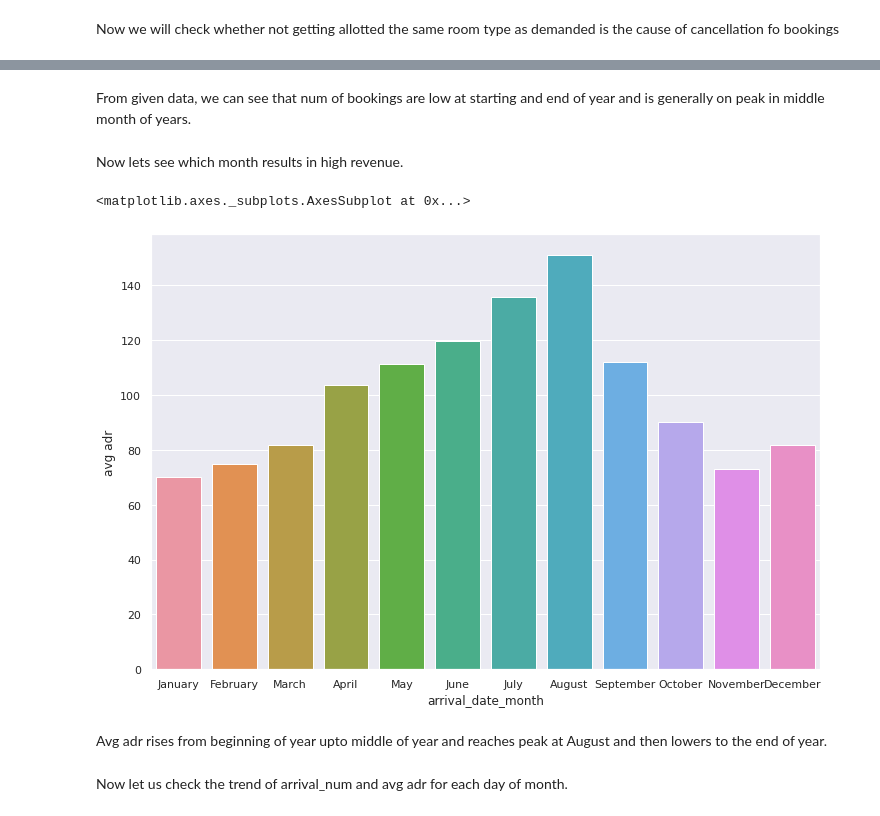
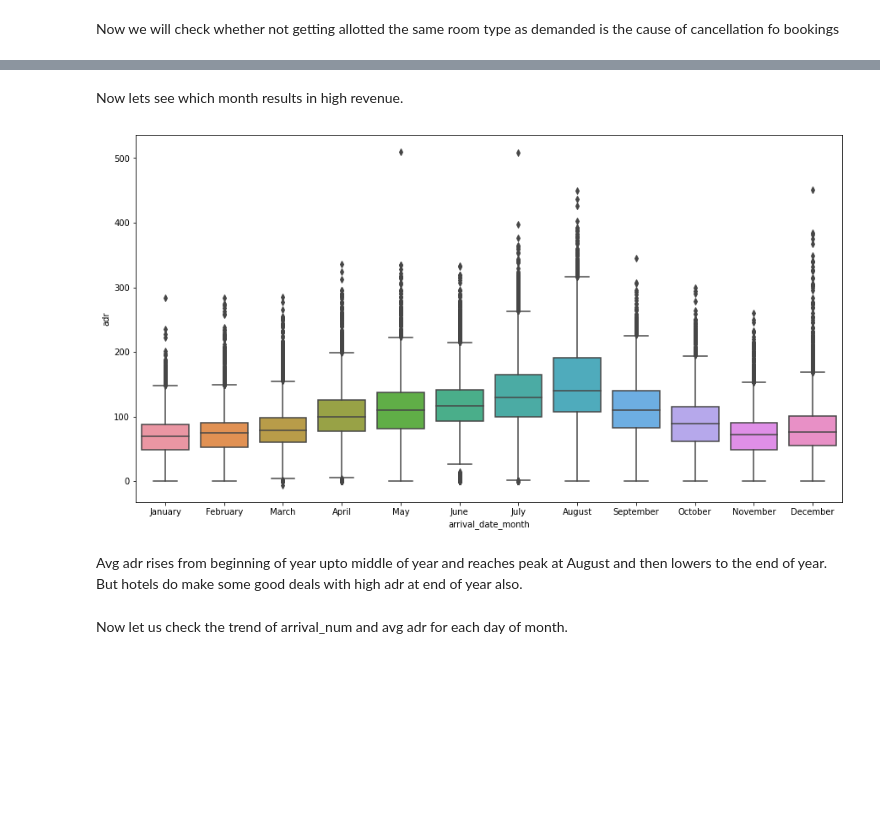
Before and after one commit to Neerajdataguy/EDA-Hotel-Booking, a Jupyter notebook: EDA(Group)_Hotel_Booking_Analysis_Capstone_Project.ipynb, the cells around one changed output, grey strips where cells are left out. Saved outputs shown, nothing was run; the diff lists cells and outputs as text; code cells hidden in the pictures; blank space fills up the shorter version.

```diff
--- a/EDA(Group)_Hotel_Booking_Analysis_Capstone_Project.ipynb
+++ b/EDA(Group)_Hotel_Booking_Analysis_Capstone_Project.ipynb
@@ -230,0 +232,2 @@ sns.heatmap(corrmat,annot = True,fmt='.2f', annot_kws={'size': 10},  vmax=.8, sq
+# %%
+df1.drop(df1[df1['adr'] > 5000].index, inplace = True)
@@ -516,18 +502,15 @@ plt.legend(bbox_to_anchor=(1.04,0.5), loc="center left", borderaxespad=0)
-# %% [markdown]
-From given data, we can see that num of bookings are low at starting and end of year and is generally on peak in middle month of years.
 # %% [markdown]
 Now lets see which month results in high revenue.
 # %%
-grp_by_month = df1.groupby('arrival_date_month')
-d7 = pd.DataFrame(grp_by_month['adr'].agg(np.mean)).reset_index().rename(columns = {'adr': 'avg adr'})
-d7['arrival_date_month'] = pd.Categorical(d7['arrival_date_month'],categories=reindex,ordered=True)
-plt.figure(figsize = (12,8))
-sns.barplot(x = d7['arrival_date_month'],y = d7['avg adr'])
+reindex = ['January', 'February','March','April','May','June','July','August','September','October','November','December']
+df1['arrival_date_month'] = pd.Categorical(df1['arrival_date_month'],categories=reindex,ordered=True)
+plt.figure(figsize = (15,8))
+sns.boxplot(x = df1['arrival_date_month'],y = df1['adr'])
+plt.show()
 # %% [output]
-<matplotlib.axes._subplots.AxesSubplot at 0x...>
-[figure, old version]
+[figure, new version]
 # %% [markdown]
-Avg adr rises from beginning of year upto middle of year and reaches peak at August and then lowers to the end of year.
+Avg adr rises from beginning of year upto middle of year and reaches peak at August and then lowers to the end of year. But hotels do make some good deals with high adr at end of year also.
 # %% [markdown]
 Now let us check the trend of arrival_num and avg adr for each day of month.
 # %%
```
Also changed, not shown: parts of 73 cells of this notebook.
